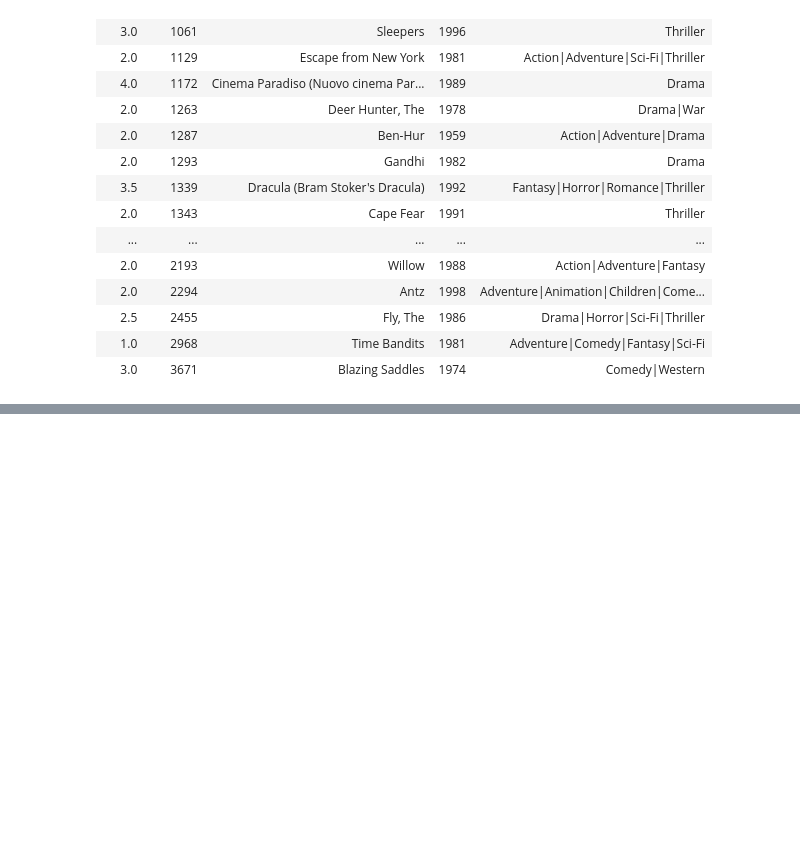
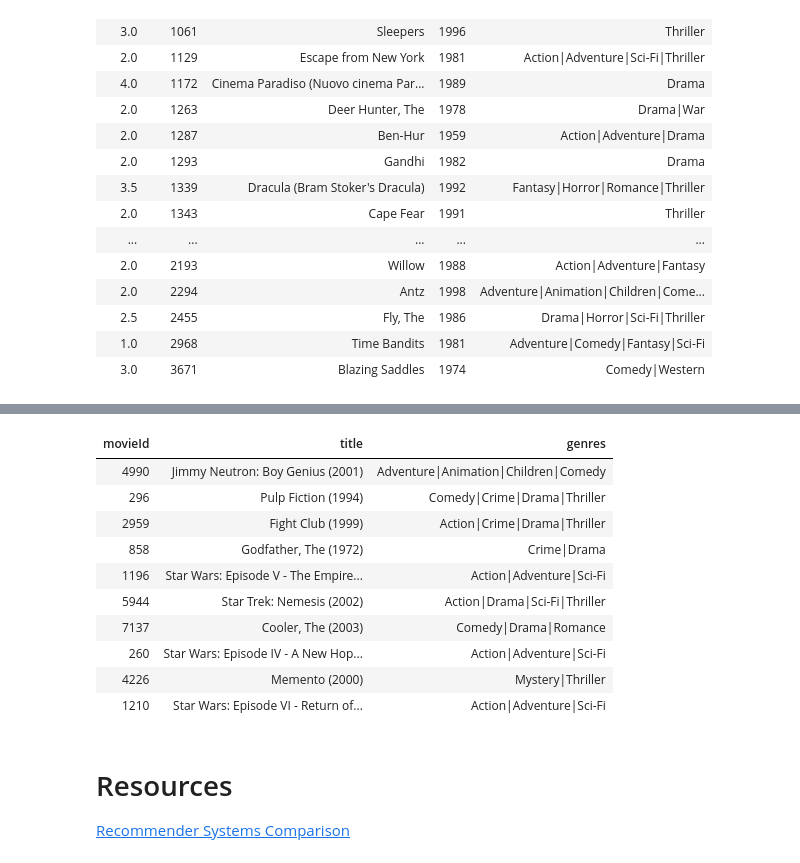
Before and after one commit to Data-Science-FMI/introduction-to-data-science-2017, a Jupyter notebook: labs/lab_5/movie_recommendation.ipynb, the cells around one changed output, grey strips where cells are left out. Drawn from its saved outputs; the diff is of its cells as text; code cells hidden in the pictures; blank space fills up the shorter version.

```diff
--- a/labs/lab_5/movie_recommendation.ipynb
+++ b/labs/lab_5/movie_recommendation.ipynb
@@ -580,0 +672,29 @@ recom_result
+# %%
+user_pref = as(
+    t(as.matrix(user_ratings['rating'])),
+    "realRatingMatrix"
+)
+# %%
+user_pred <- predict(model, user_pref, n = 10)
+# %%
+user_rec <- user_pred@items[[1]]
+# %%
+user_recom_result <- as.data.frame(movies_small[user_rec, ])
+# %%
+user_recom_result
+# %% [output]
+| movieId | title | genres |
+| 4990 | Jimmy Neutron: Boy Genius (2001) | Adventure|Animation|Children|Comedy |
+| 296 | Pulp Fiction (1994) | Comedy|Crime|Drama|Thriller |
+| 2959 | Fight Club (1999) | Action|Crime|Drama|Thriller |
+| 858 | Godfather, The (1972) | Crime|Drama |
+| 1196 | Star Wars: Episode V - The Empire... | Action|Adventure|Sci-Fi |
+| 5944 | Star Trek: Nemesis (2002) | Action|Drama|Sci-Fi|Thriller |
+| 7137 | Cooler, The (2003) | Comedy|Drama|Romance |
+| 260 | Star Wars: Episode IV - A New Hop... | Action|Adventure|Sci-Fi |
+| 4226 | Memento (2000) | Mystery|Thriller |
+| 1210 | Star Wars: Episode VI - Return of... | Action|Adventure|Sci-Fi |
+# %% [markdown]
+# Resources
+
+[Recommender Systems Comparison](https://rpubs.com/tarashnot/recommender_comparison)
```
Also changed, not shown: parts of 21 cells of this notebook.
